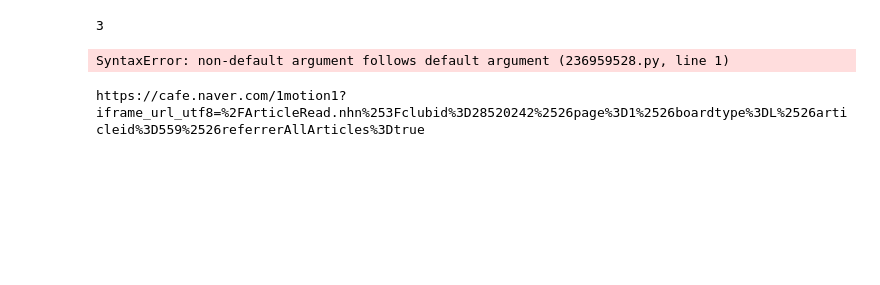
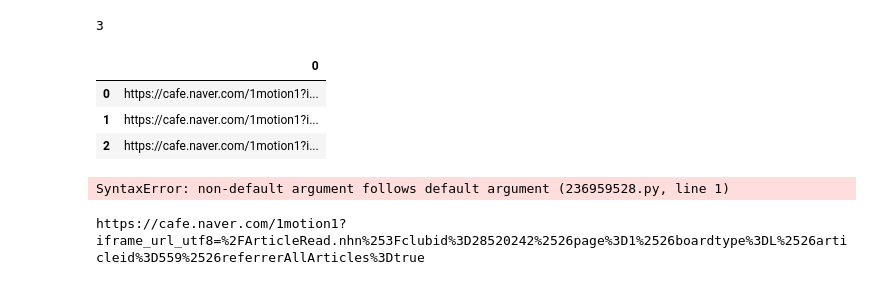
Before and after one commit to yms06034/ncm_project, a Jupyter notebook: naverCafeMacro.ipynb, the cells around one changed output. Saved outputs shown, nothing was run; the diff lists cells and outputs as text; code cells hidden in the pictures; blank space fills up the shorter version.

```diff
--- a/naverCafeMacro.ipynb
+++ b/naverCafeMacro.ipynb
@@ -82,7 +82,7 @@ NAVER_PW = "rlatjdwls00@K"
 CAFENAME = "1motion1"
 BORADTITLE = "전체글보기"
 
-keyword = "소파"
+keyword = "3D"
 COMMENTS = "테스트 댓글 입니다."
 
 # def 1
@@ -379,6 +398,13 @@ for p_href in final_hrefs:
     cmtnicks.clear()
 # %%
 df = pd.DataFrame(final_hrefs)
+# %%
+df
+# %% [output]
+|  | 0 |
+| 0 | https://cafe.naver.com/1motion1?i... |
+| 1 | https://cafe.naver.com/1motion1?i... |
+| 2 | https://cafe.naver.com/1motion1?i... |
 # %%
 cmtnicks = []
 
```
Also changed, not shown: parts of 9 cells of this notebook, 5 other files.
